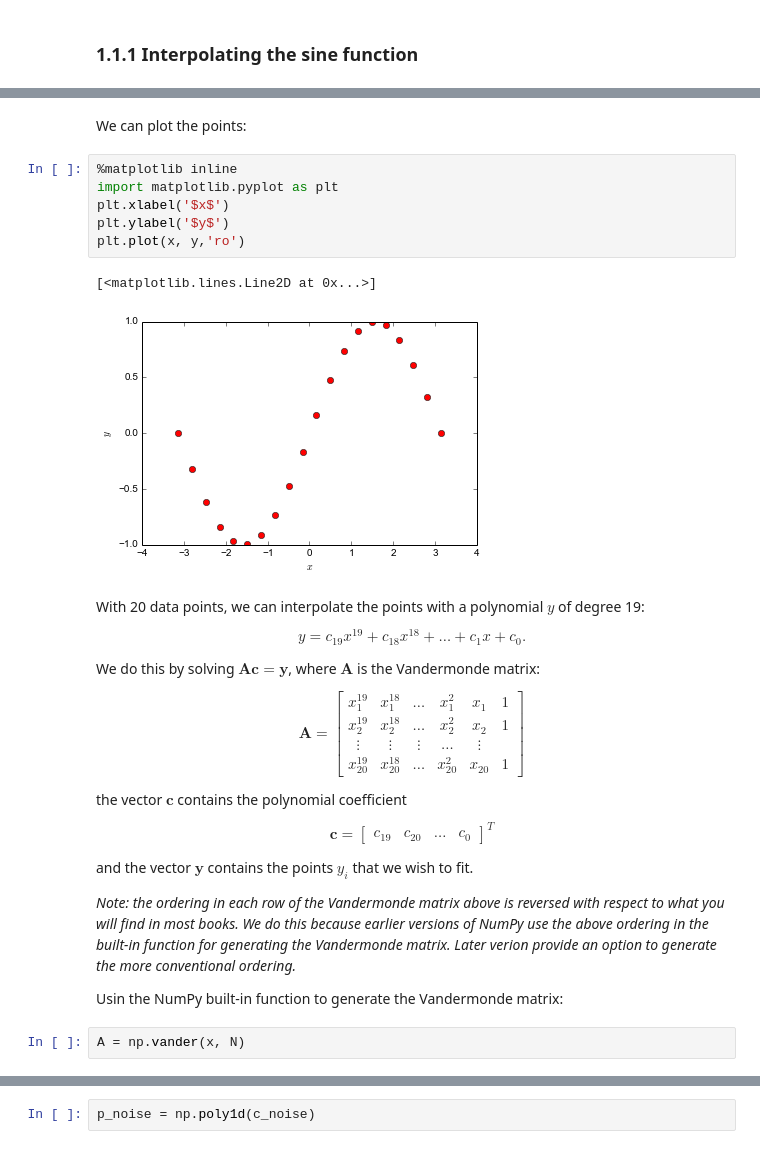
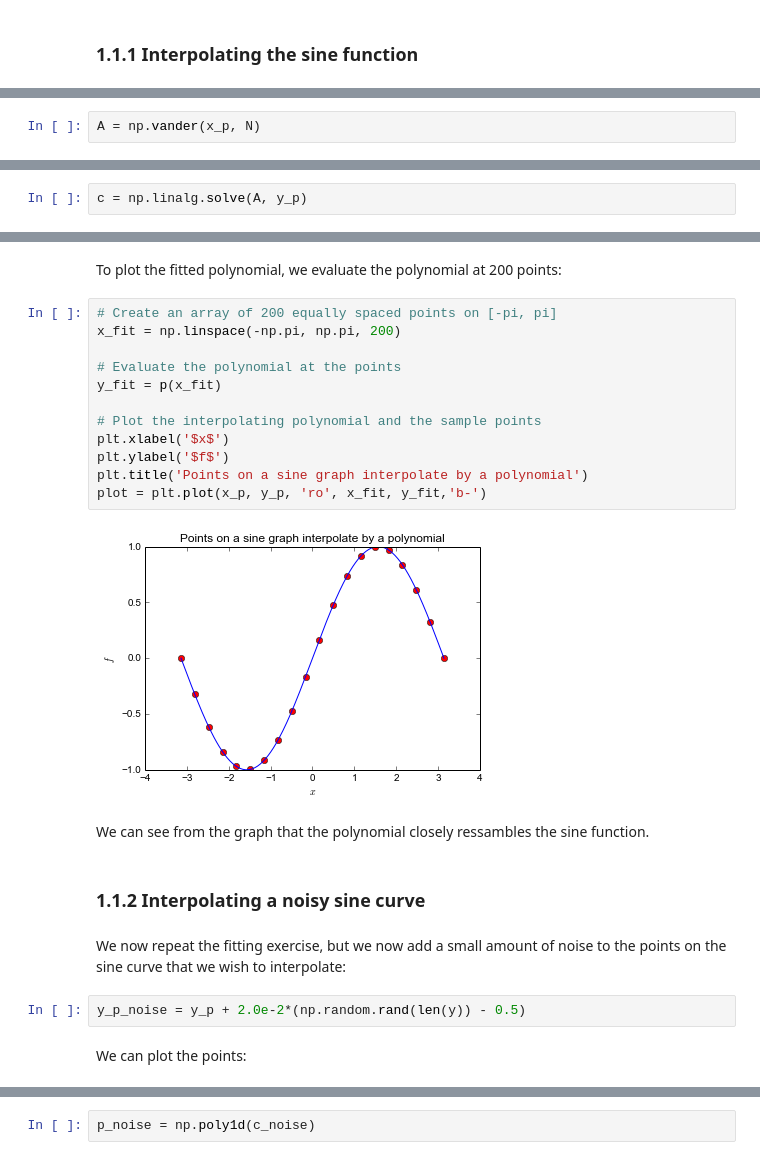
Before and after one commit to garth-wells/notebooks-3M1, a Jupyter notebook: notebooks/LeastSquares.ipynb, the cells around one changed output, grey strips where cells are left out. Drawn from its saved outputs; the diff is of its cells as text.

```diff
--- a/notebooks/LeastSquares.ipynb
+++ b/notebooks/LeastSquares.ipynb
@@ -39,0 +86,2 @@ y = np.sin(x)
+# %%
+A = np.vander(x_p, N)
@@ -39,0 +90,2 @@ y = np.sin(x)
+# %%
+c = np.linalg.solve(A, y_p)
@@ -40,47 +106,26 @@ y = np.sin(x)
+# %% [markdown]
+To plot the fitted polynomial, we evaluate the polynomial at 200 points:
+# %%
+# Create an array of 200 equally spaced points on [-pi, pi]
+x_fit = np.linspace(-np.pi, np.pi, 200)
+
+# Evaluate the polynomial at the points
+y_fit = p(x_fit)
+
+# Plot the interpolating polynomial and the sample points
+plt.xlabel('$x$')
+plt.ylabel('$f$')
+plt.title('Points on a sine graph interpolate by a polynomial')
+plot = plt.plot(x_p, y_p, 'ro', x_fit, y_fit,'b-')
+# %% [output]
+[figure, added]
+# %% [markdown]
+We can see from the graph that the polynomial closely ressambles the sine function.
+# %% [markdown]
+### 1.1.2 Interpolating a noisy sine curve
+# %% [markdown]
+We now repeat the fitting exercise, but we now add a small amount of noise to the points on the sine curve that we wish to interpolate:
+# %%
+y_p_noise = y_p + 2.0e-2*(np.random.rand(len(y)) - 0.5)
 # %% [markdown]
 We can plot the points:
-# %%
-%matplotlib inline
-import matplotlib.pyplot as plt
-plt.xlabel('$x$')
-plt.ylabel('$y$')
-plt.plot(x, y,'ro')
-# %% [output]
-[<matplotlib.lines.Line2D at 0x...>]
-[figure, removed]
-# %% [markdown]
-With 20 data points, we can interpolate the points with a polynomial $y$ of degree 19:
-
-$$
-y = c_{19} x^{19} + c_{18} x^{18} + \ldots  + c_{1} x + c_{0}.
-$$
-
-We do this by solving  $\boldsymbol{A} \boldsymbol{c} = \boldsymbol{y}$, where $\boldsymbol{A}$ is the Vandermonde matrix:
-
-$$
-\boldsymbol{A} = \begin{bmatrix}
-     x_{1}^{19} & x_{1}^{18} & \ldots & x_{1}^{2}  & x_{1} & 1
-    \\
-     x_{2}^{19} & x_{2}^{18} & \ldots & x_{2}^{2}  & x_{2} & 1
-    \\
-    \vdots  & \vdots & \vdots    & \ldots & \vdots
-    \\
-     x_{20}^{19} & x_{20}^{18} & \ldots & x_{20}^{2}  & x_{20} & 1
-\end{bmatrix}
-$$
-
-the vector $\boldsymbol{c}$ contains the polynomial coefficient
-
-$$
-\boldsymbol{c} = \begin{bmatrix}
-    c_{19} & c_{20} & \ldots & c_{0}
-\end{bmatrix}^{T}
-$$
-
-and the vector $\boldsymbol{y}$ contains the points $y_{i}$ that we wish to fit.
-
-*Note: the ordering in each row of the Vandermonde matrix above is reversed with respect to what you will find in most books. We do this because earlier versions of NumPy use the above ordering in the built-in function for generating the Vandermonde matrix. Later verion provide an option to generate the more conventional ordering.*
-
-Usin the NumPy built-in function to generate the Vandermonde matrix:
-# %%
-A = np.vander(x, N)
```
Also changed, not shown: parts of 48 cells of this notebook.
